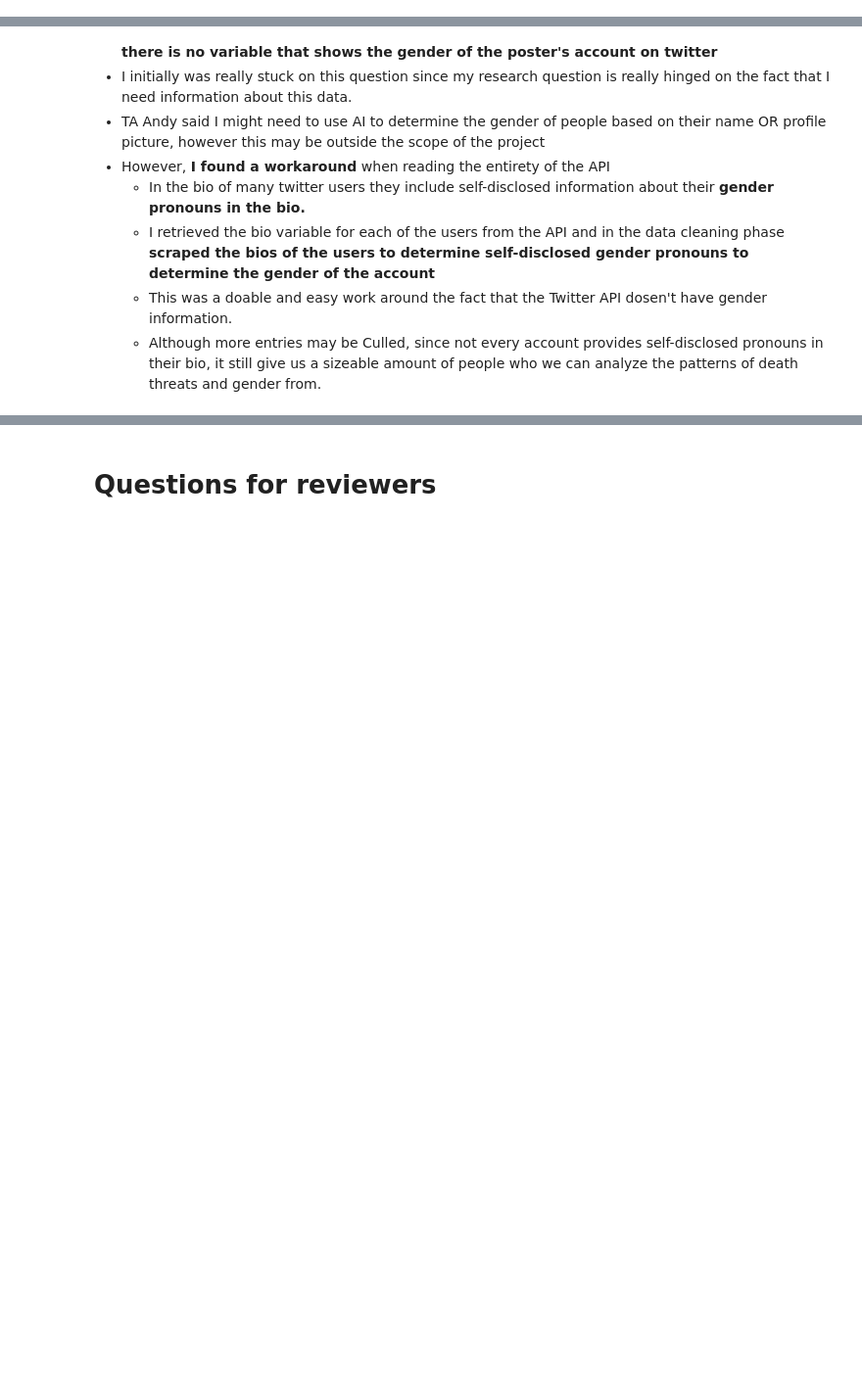
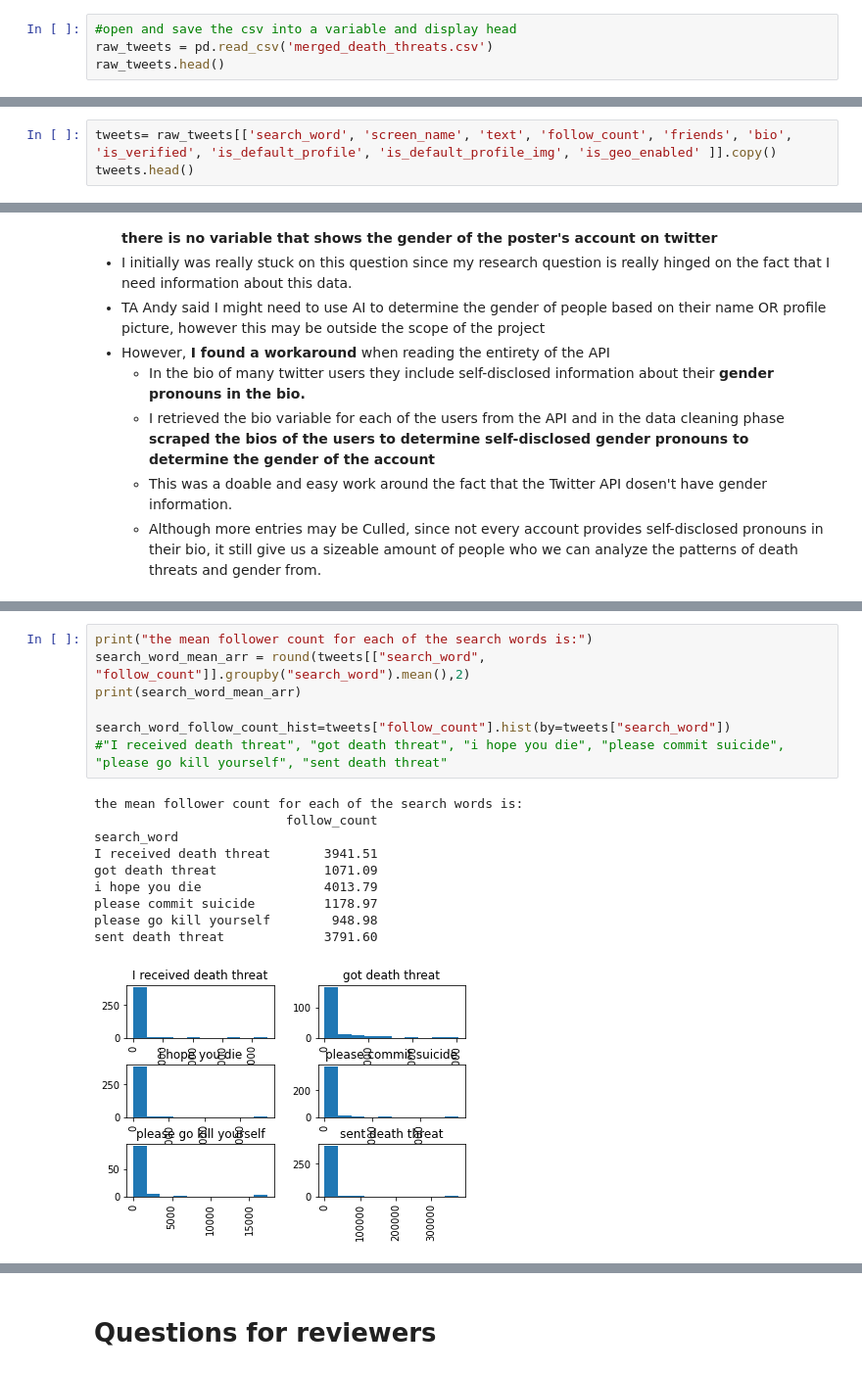
Before and after one commit to Caitlinjlau/The_final_data_science_proj, a Jupyter notebook: python_files/Phase II.ipynb, the cells around one changed output, grey strips where cells are left out. Shown at 98% size. Drawn from its saved outputs; the diff is of its cells as text; blank space fills up the shorter version.

```diff
--- a/python_files/Phase II.ipynb
+++ b/python_files/Phase II.ipynb
@@ -65,0 +69,4 @@
+# %%
+#open and save the csv into a variable and display head
+raw_tweets = pd.read_csv('merged_death_threats.csv')
+raw_tweets.head()
@@ -65,0 +86,3 @@
+# %%
+tweets= raw_tweets[['search_word', 'screen_name', 'text', 'follow_count', 'friends', 'bio', 'is_verified', 'is_default_profile', 'is_default_profile_img', 'is_geo_enabled' ]].copy()
+tweets.head()
@@ -93,0 +292,18 @@
+# %%
+print("the mean follower count for each of the search words is:")
+search_word_mean_arr = round(tweets[["search_word", "follow_count"]].groupby("search_word").mean(),2)
+print(search_word_mean_arr)
+
+search_word_follow_count_hist=tweets["follow_count"].hist(by=tweets["search_word"])
+#"I received death threat", "got death threat", "i hope you die", "please commit suicide", "please go kill yourself", "sent death threat"
+# %% [output]
+the mean follower count for each of the search words is:
+                         follow_count
+search_word
+I received death threat       3941.51
+got death threat              1071.09
+i hope you die                4013.79
+please commit suicide         1178.97
+please go kill yourself        948.98
+sent death threat             3791.60
+[figure, added]
```
Also changed, not shown: parts of 35 cells of this notebook, 11 other files.
